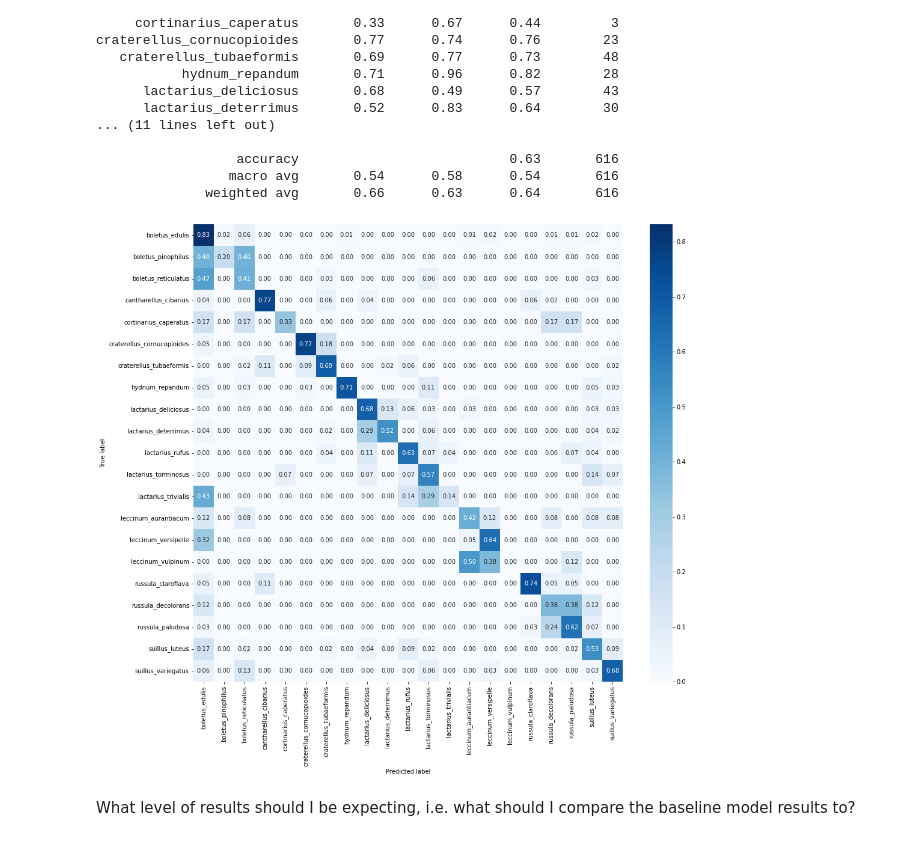
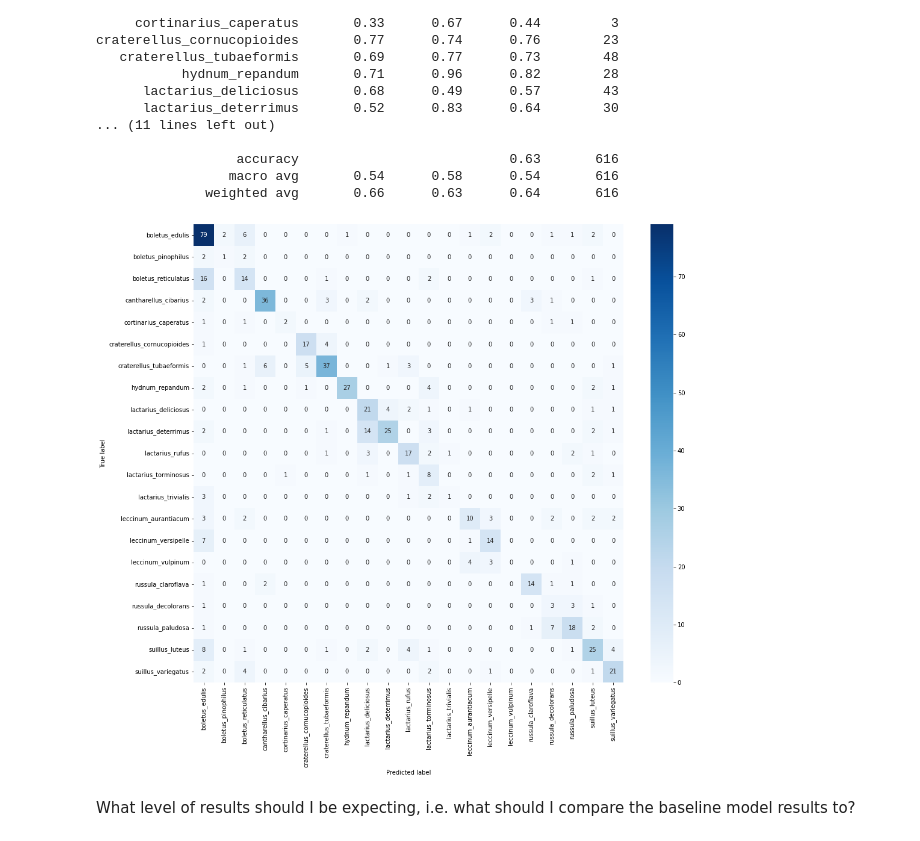
Before and after one commit to jpuka/mushi-identifier, a Jupyter notebook: notebooks/01-jp-mushi-identifier-v1.ipynb, the cells around one changed output. Saved outputs shown, nothing was run; the diff lists cells and outputs as text; code cells hidden in the pictures.

Commit message:
Unnormalize confusion matrix to not overlap with added precision scores

```diff
--- a/notebooks/01-jp-mushi-identifier-v1.ipynb
+++ b/notebooks/01-jp-mushi-identifier-v1.ipynb
@@ -298,9 +295,9 @@ craterellus_cornucopioides       0.77      0.74      0.76        23
               weighted avg       0.66      0.63      0.64       616
 # %%
 cm = create_confusion_matrix(model, validation_ds)
-plot_confusion_matrix(cm, class_names, normalize=True)
+plot_confusion_matrix(cm, class_names, normalize=False)
 # %% [output]
-[figure, old version]
+[figure, new version]
 # %% [markdown]
 What level of results should I be expecting, i.e. what should I compare the baseline model results to?
 # %% [markdown]
```
Also changed, not shown: parts of 4 cells of this notebook.
